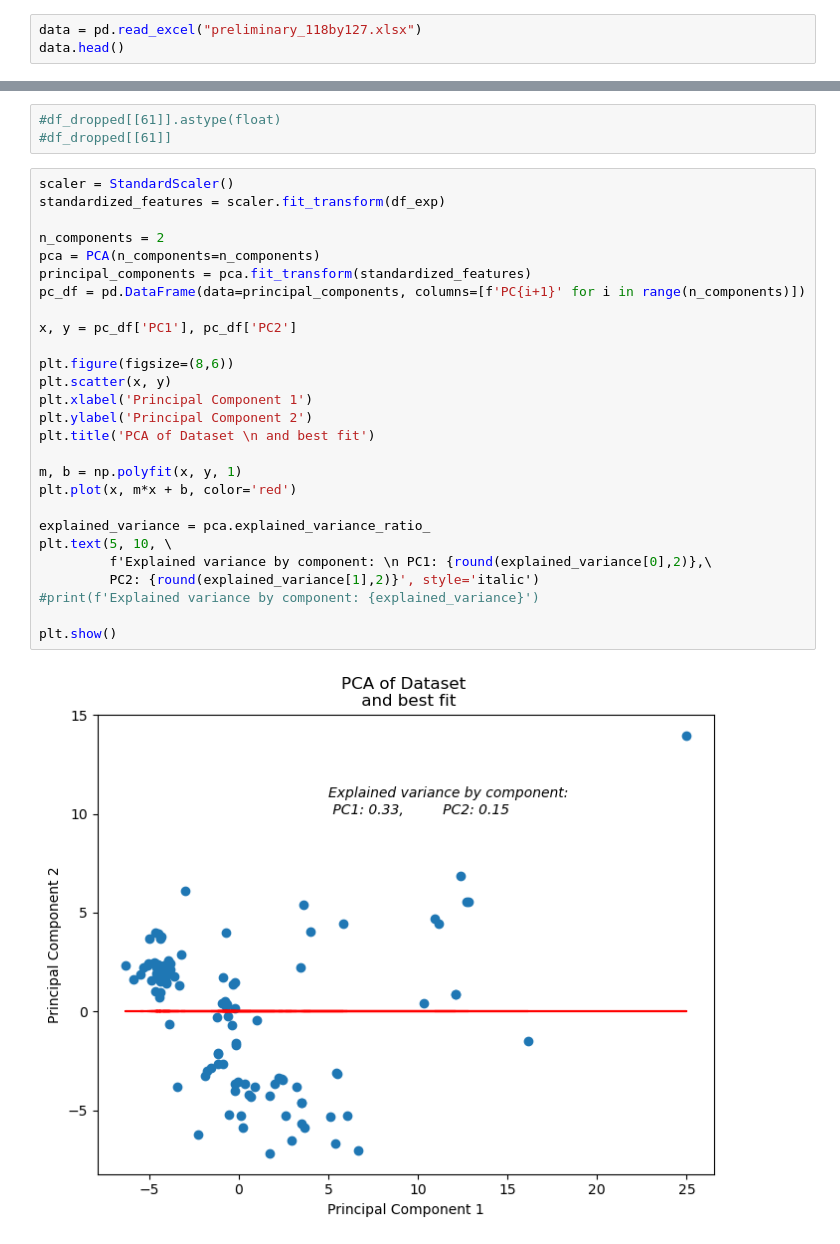
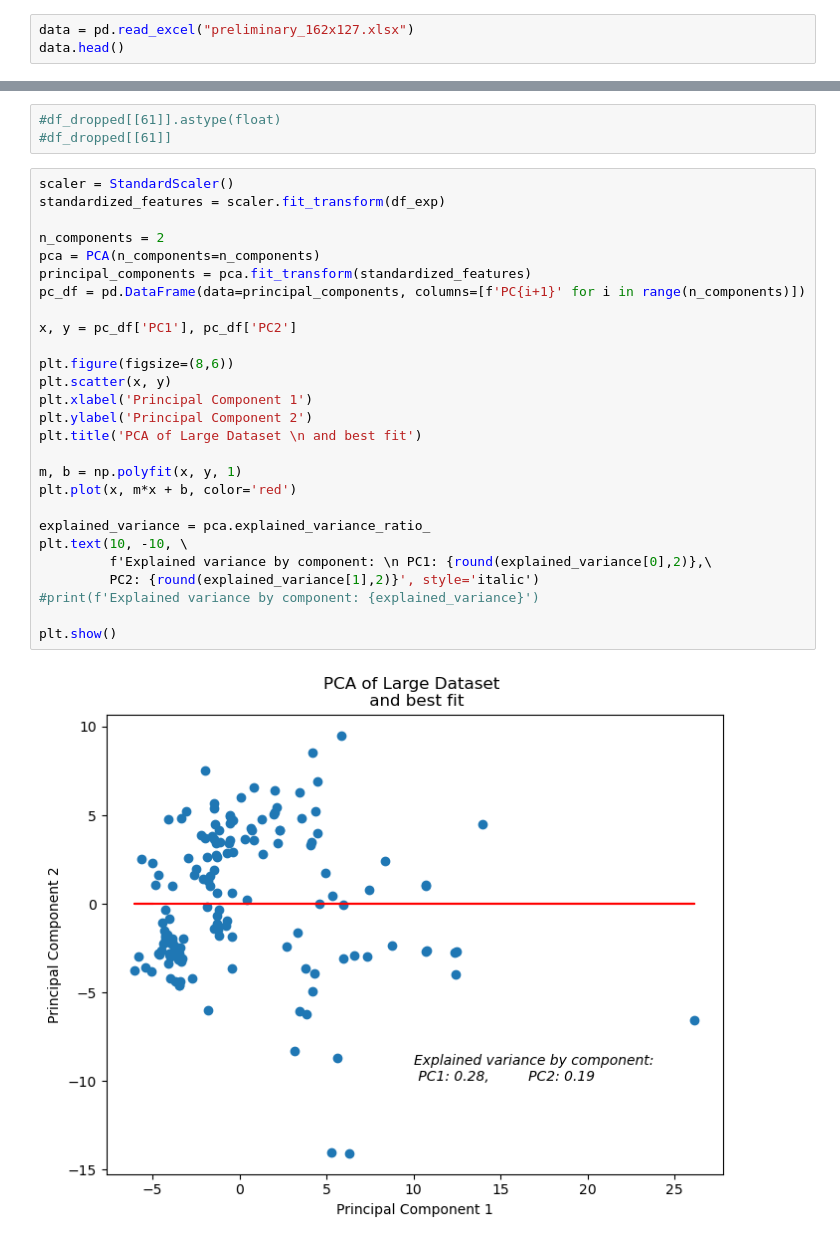
Before and after one commit to adomakor412/MSNT_Thesis_ML_CE, a Jupyter notebook: PCA_reineck_prelim.ipynb, the cells around one changed output, grey strips where cells are left out. Saved outputs shown, nothing was run; the diff lists cells and outputs as text.

```diff
--- a/PCA_reineck_prelim.ipynb
+++ b/PCA_reineck_prelim.ipynb
@@ -13,5 +16,5 @@ import matplotlib.pyplot as plt
 # %%
-data = pd.read_excel("preliminary_118by127.xlsx")
+data = pd.read_excel("preliminary_162x127.xlsx")
 data.head()
 # %% [output]
 |  | 1 | 2 | 3 | 4 | 5 | 6 | 7 | 8 | 9 | 10 | ... | ... |
@@ -152,30 +153,30 @@ df_exp.to_csv('./dataDropped_from_118by127.csv', sep=';')
 # %%
 scaler = StandardScaler()
 standardized_features = scaler.fit_transform(df_exp)
 
 n_components = 2
 pca = PCA(n_components=n_components)
 principal_components = pca.fit_transform(standardized_features)
 pc_df = pd.DataFrame(data=principal_components, columns=[f'PC{i+1}' for i in range(n_components)])
 
 x, y = pc_df['PC1'], pc_df['PC2']
 
 plt.figure(figsize=(8,6))
 plt.scatter(x, y)
 plt.xlabel('Principal Component 1')
 plt.ylabel('Principal Component 2')
-plt.title('PCA of Dataset \n and best fit')
+plt.title('PCA of Large Dataset \n and best fit')
 
 m, b = np.polyfit(x, y, 1)
 plt.plot(x, m*x + b, color='red')
 
 explained_variance = pca.explained_variance_ratio_
-plt.text(5, 10, \
+plt.text(10, -10, \
          f'Explained variance by component: \n PC1: {round(explained_variance[0],2)},\
          PC2: {round(explained_variance[1],2)}', style='italic')
 #print(f'Explained variance by component: {explained_variance}')
 
 plt.show()
 # %% [output]
-[figure, old version]
+[figure, new version]
 # %%
```
Also changed, not shown: parts of 12 cells of this notebook, 1 other file.
